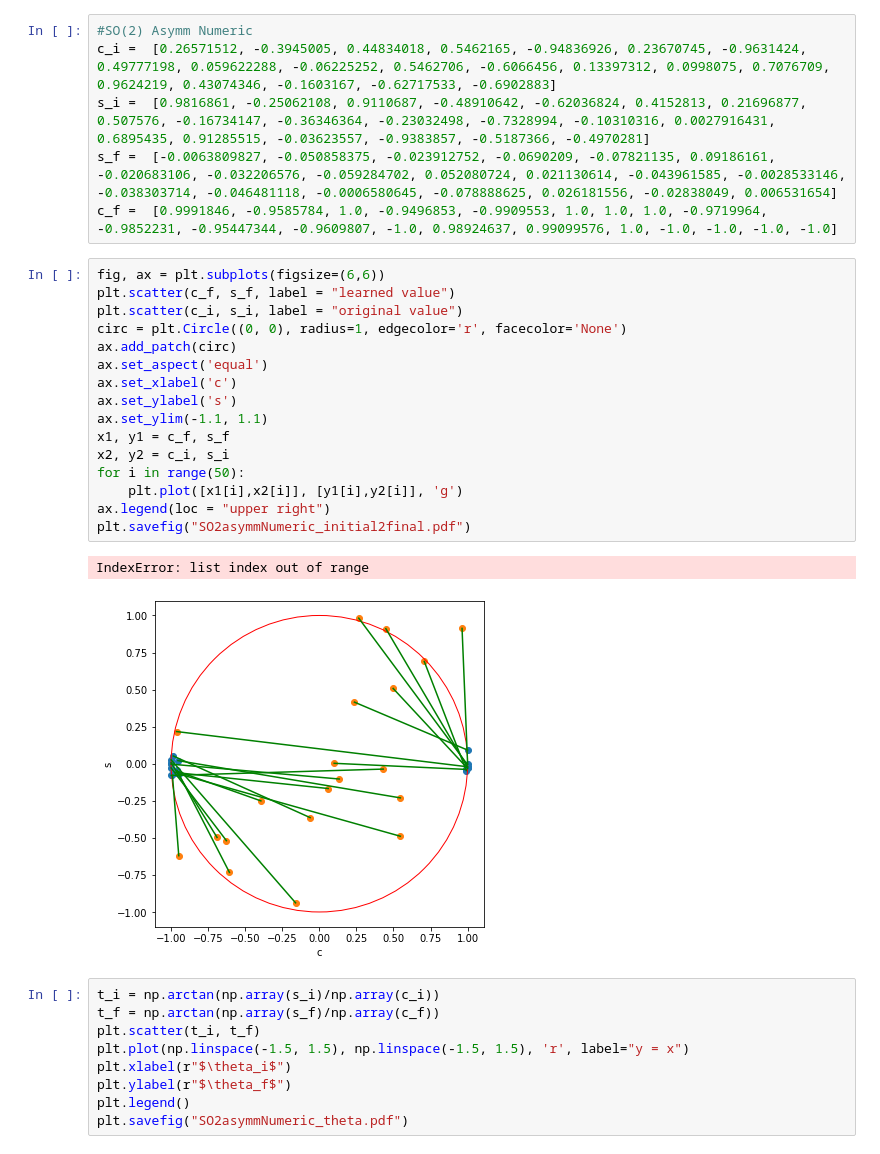
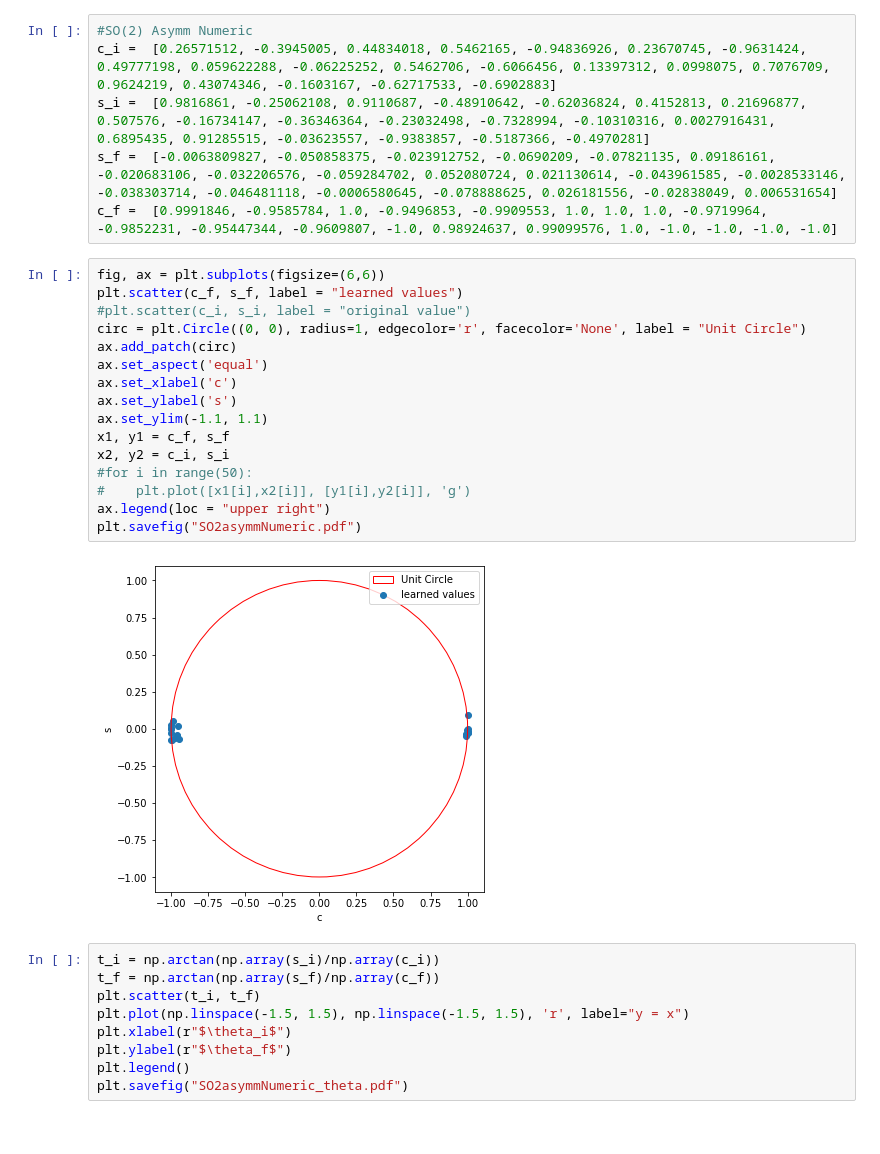
Before and after one commit to krishdesai7/SymmetryDiscovery, a Jupyter notebook: SymmetryGAN/O(2)stats.ipynb, the cells around one changed output. Drawn from its saved outputs; the diff is of its cells as text.

```diff
--- a/SymmetryGAN/O(2)stats.ipynb
+++ b/SymmetryGAN/O(2)stats.ipynb
@@ -115,23 +81,22 @@ s_f =  [-0.0063809827, -0.050858375, -0.023912752, -0.0690209, -0.07821135, 0.09
 c_f =  [0.9991846, -0.9585784, 1.0, -0.9496853, -0.9909553, 1.0, 1.0, 1.0, -0.9719964, -0.9852231, -0.95447344, -0.9609807, -1.0, 0.98924637, 0.99099576, 1.0, -1.0, -1.0, -1.0, -1.0]
 # %%
 fig, ax = plt.subplots(figsize=(6,6))
-plt.scatter(c_f, s_f, label = "learned value")
-plt.scatter(c_i, s_i, label = "original value")
-circ = plt.Circle((0, 0), radius=1, edgecolor='r', facecolor='None')
+plt.scatter(c_f, s_f, label = "learned values")
+#plt.scatter(c_i, s_i, label = "original value")
+circ = plt.Circle((0, 0), radius=1, edgecolor='r', facecolor='None', label = "Unit Circle")
 ax.add_patch(circ)
 ax.set_aspect('equal')
 ax.set_xlabel('c')
 ax.set_ylabel('s')
 ax.set_ylim(-1.1, 1.1)
 x1, y1 = c_f, s_f
 x2, y2 = c_i, s_i
-for i in range(50):
-    plt.plot([x1[i],x2[i]], [y1[i],y2[i]], 'g')
+#for i in range(50):
+#    plt.plot([x1[i],x2[i]], [y1[i],y2[i]], 'g')
 ax.legend(loc = "upper right")
-plt.savefig("SO2asymmNumeric_initial2final.pdf")
+plt.savefig("SO2asymmNumeric.pdf")
 # %% [output]
-IndexError: list index out of range
-[figure, old version]
+[figure, new version]
 # %%
 t_i = np.arctan(np.array(s_i)/np.array(c_i))
 t_f = np.arctan(np.array(s_f)/np.array(c_f))
```
Also changed, not shown: parts of 15 cells of this notebook, 15 other files.
